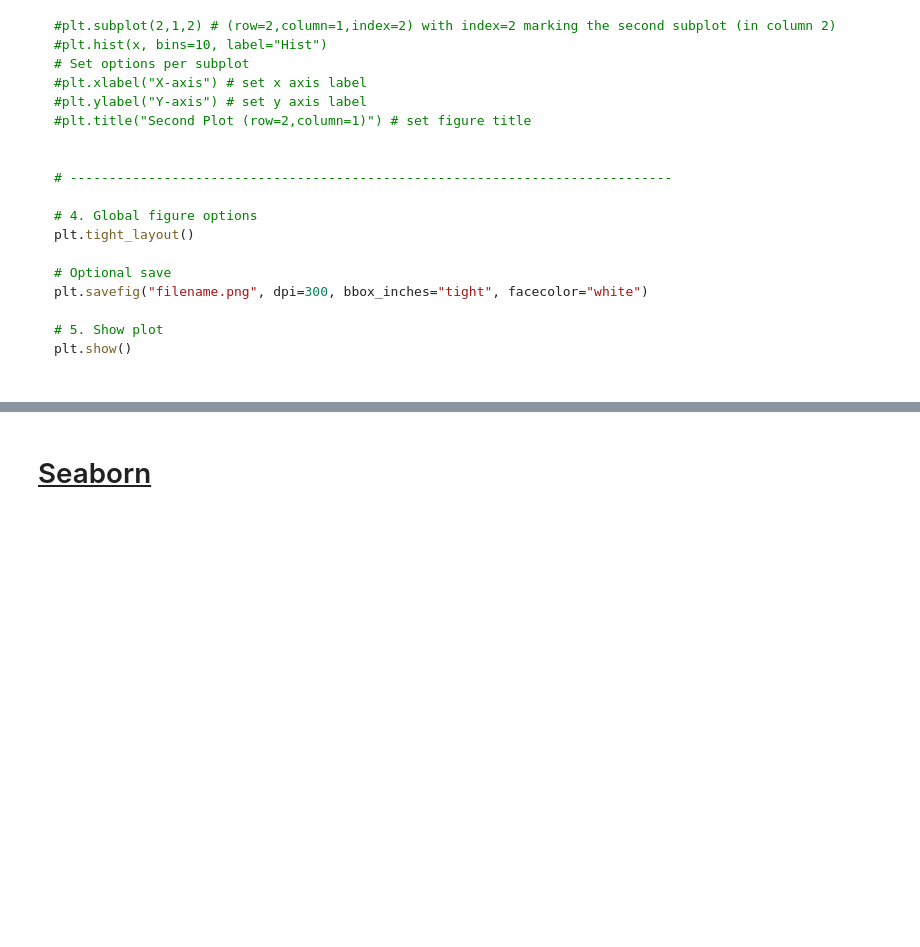
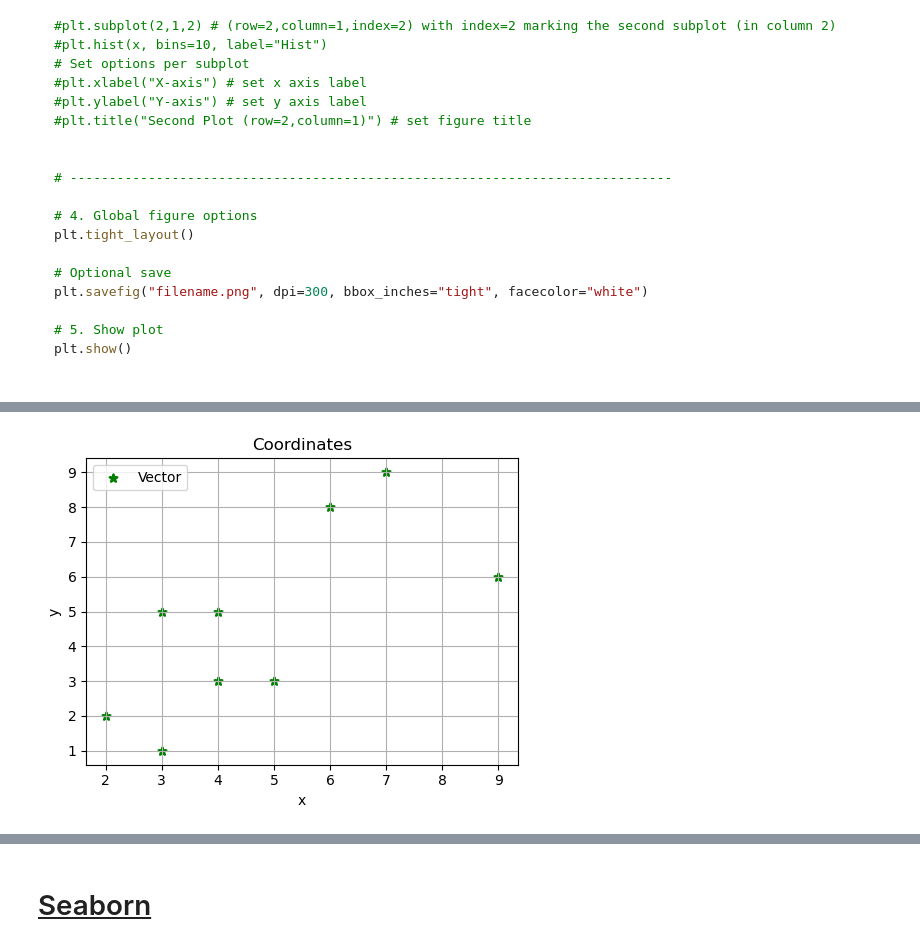
Before and after one commit to jci02/Data-Visualization, a Jupyter notebook: Matplotlib and Seaborn.ipynb, the cells around one changed output, grey strips where cells are left out. Drawn from its saved outputs; the diff is of its cells as text; code cells hidden in the pictures; blank space fills up the shorter version.

```diff
--- a/Matplotlib and Seaborn.ipynb
+++ b/Matplotlib and Seaborn.ipynb
@@ -443,0 +464,25 @@ plt.figure()
+# %%
+# Pyplot (state-based)
+
+# Prep data
+x = [3,2,4,5,6,7,4,3,9]
+y = [1,2,5,3,8,9,3,5,6]
+
+# Adjust figure size
+width, height = 5,4
+plt.figure(figsize=(width,height))
+
+# Basic line plot
+plt.scatter(x,y,color="green", linewidth=1.5, marker="*",label="Vector")
+
+# Set options
+plt.xlabel("x")
+plt.ylabel("y")
+plt.title("Coordinates")
+plt.grid(True)
+plt.legend(loc=2)
+plt.tight_layout()
+
+plt.show()
+# %% [output]
+[figure, added]
```
Also changed, not shown: parts of 13 cells of this notebook.
